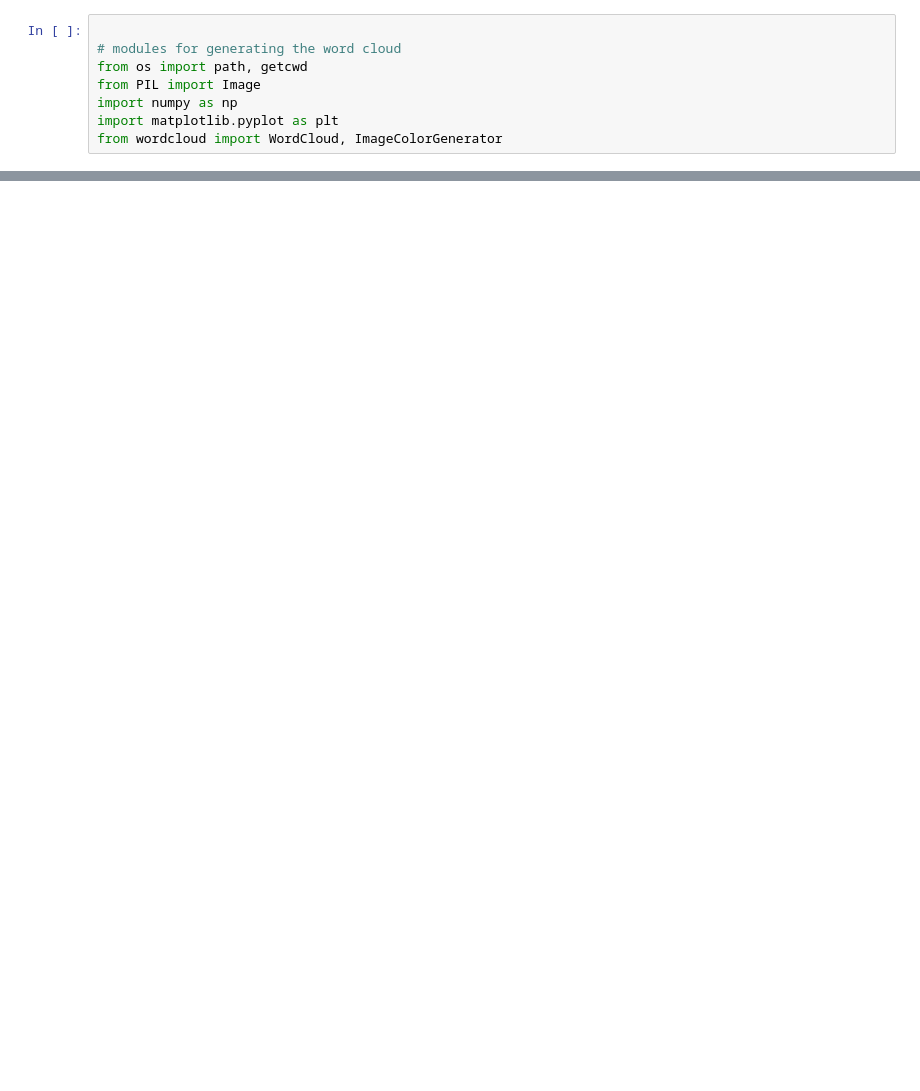
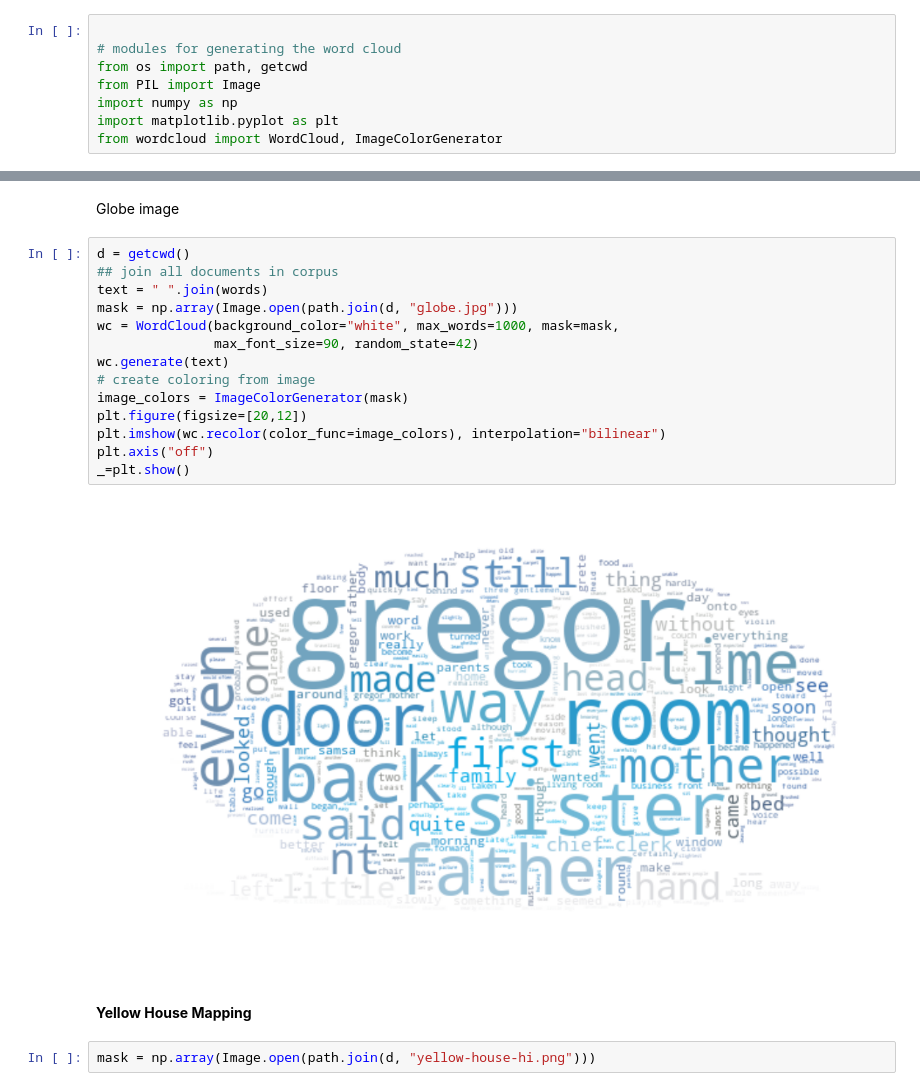
Before and after one commit to jsutch/DataViz, a Jupyter notebook: Word Heatmaps.ipynb, the cells around one changed output, grey strips where cells are left out. Cells and saved outputs as stored; diff of their text form; blank space fills up the shorter version.

```diff
--- a/Word Heatmaps.ipynb
+++ b/Word Heatmaps.ipynb
@@ -119,0 +127,23 @@ _=plt.show()
+# %% [markdown]
+
+Globe image
+# %%
+d = getcwd()
+## join all documents in corpus
+text = " ".join(words)
+mask = np.array(Image.open(path.join(d, "globe.jpg")))
+wc = WordCloud(background_color="white", max_words=1000, mask=mask,
+               max_font_size=90, random_state=42)
+wc.generate(text)
+# create coloring from image
+image_colors = ImageColorGenerator(mask)
+plt.figure(figsize=[20,12])
+plt.imshow(wc.recolor(color_func=image_colors), interpolation="bilinear")
+plt.axis("off")
+_=plt.show()
+# %% [output]
+[figure, added]
+# %% [markdown]
+**Yellow House Mapping**
+# %%
+mask = np.array(Image.open(path.join(d, "yellow-house-hi.png")))
```
Also changed, not shown: parts of 8 cells of this notebook, 2 other files.
